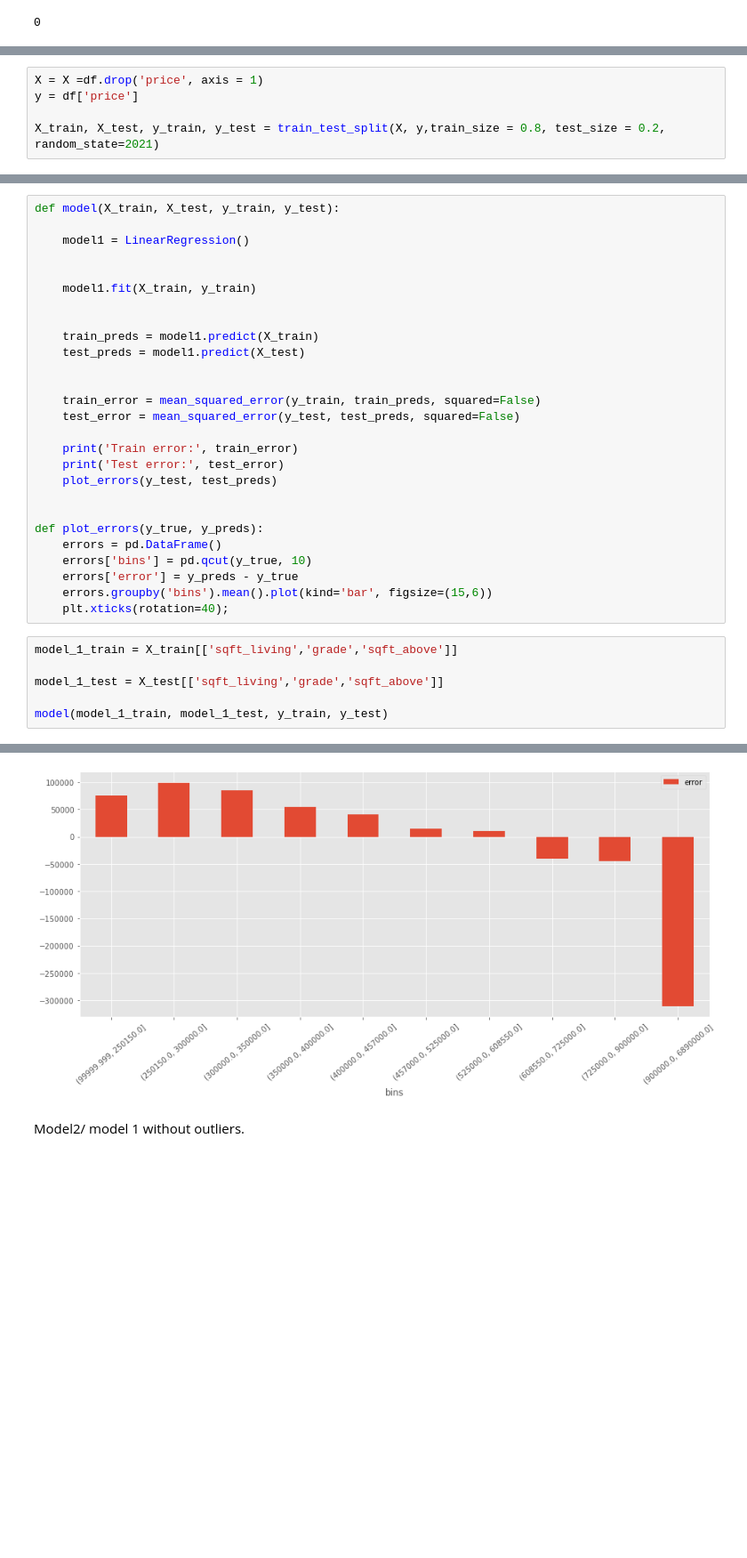
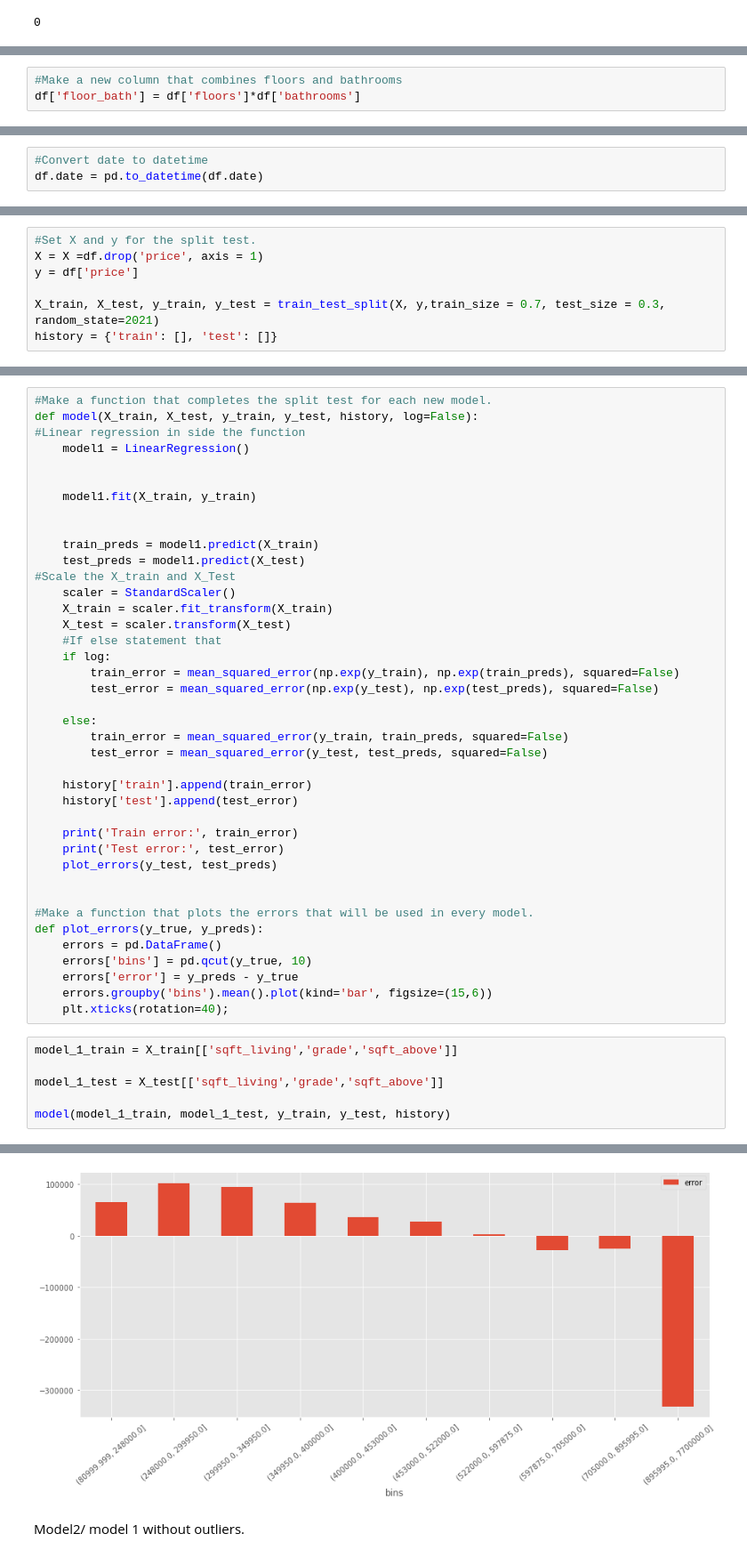
Before and after one commit to Jorno1/bsc-phase-two-project, a Jupyter notebook: notebooks/exploratory/Phase-two-project.ipynb, the cells around one changed output, grey strips where cells are left out. Shown at 89% size. Cells and saved outputs as stored; diff of their text form; blank space fills up the shorter version.

```diff
--- a/notebooks/exploratory/Phase-two-project.ipynb
+++ b/notebooks/exploratory/Phase-two-project.ipynb
@@ -198 +249,4 @@ plt.title('Price and Number of Bedrooms');
+# %%
+#Make a new column that combines floors and bathrooms
+df['floor_bath'] = df['floors']*df['bathrooms']
 # %%
@@ -247,0 +305,3 @@ Model 1 with outliers
+# %%
+#Convert date to datetime
+df.date = pd.to_datetime(df.date)
@@ -248,8 +332,10 @@ Model 1 with outliers
 # %%
+#Set X and y for the split test.
 X = X =df.drop('price', axis = 1)
 y = df['price']
 
-X_train, X_test, y_train, y_test = train_test_split(X, y,train_size = 0.8, test_size = 0.2, random_state=2021)
+X_train, X_test, y_train, y_test = train_test_split(X, y,train_size = 0.7, test_size = 0.3, random_state=2021)
+history = {'train': [], 'test': []}
 # %%
 model_1_train = X_train[['sqft_living','grade','sqft_above']]
 
@@ -300,8 +387,9 @@ def plot_errors(y_true, y_preds):
     errors.groupby('bins').mean().plot(kind='bar', figsize=(15,6))
     plt.xticks(rotation=40);
 # %%
-def model(X_train, X_test, y_train, y_test):
-
+#Make a function that completes the split test for each new model.
+def model(X_train, X_test, y_train, y_test, history, log=False):
+#Linear regression in side the function
     model1 = LinearRegression()
 
 
@@ -310,16 +398,28 @@ def model(X_train, X_test, y_train, y_test):
 
     train_preds = model1.predict(X_train)
     test_preds = model1.predict(X_test)
+#Scale the X_train and X_Test
+    scaler = StandardScaler()
+    X_train = scaler.fit_transform(X_train)
+    X_test = scaler.transform(X_test)
+    #If else statement that
+    if log:
+        train_error = mean_squared_error(np.exp(y_train), np.exp(train_preds), squared=False)
+        test_error = mean_squared_error(np.exp(y_test), np.exp(test_preds), squared=False)
 
+    else:
+        train_error = mean_squared_error(y_train, train_preds, squared=False)
+        test_error = mean_squared_error(y_test, test_preds, squared=False)
 
-    train_error = mean_squared_error(y_train, train_preds, squared=False)
-    test_error = mean_squared_error(y_test, test_preds, squared=False)
+    history['train'].append(train_error)
+    history['test'].append(test_error)
 
     print('Train error:', train_error)
     print('Test error:', test_error)
     plot_errors(y_test, test_preds)
 
 
+#Make a function that plots the errors that will be used in every model.
 def plot_errors(y_true, y_preds):
     errors = pd.DataFrame()
     errors['bins'] = pd.qcut(y_true, 10)
@@ -331,5 +431,5 @@ model_1_train = X_train[['sqft_living','grade','sqft_above']]
 
 model_1_test = X_test[['sqft_living','grade','sqft_above']]
 
-model(model_1_train, model_1_test, y_train, y_test)
+model(model_1_train, model_1_test, y_train, y_test, history)
 # %% [output]
@@ -338,3 +438,3 @@ Test error: 243637.88935301805
-[figure, old version]
+[figure, new version]
 # %% [markdown]
 Model2/ model 1 without outliers.
```
Also changed, not shown: parts of 64 cells of this notebook.
